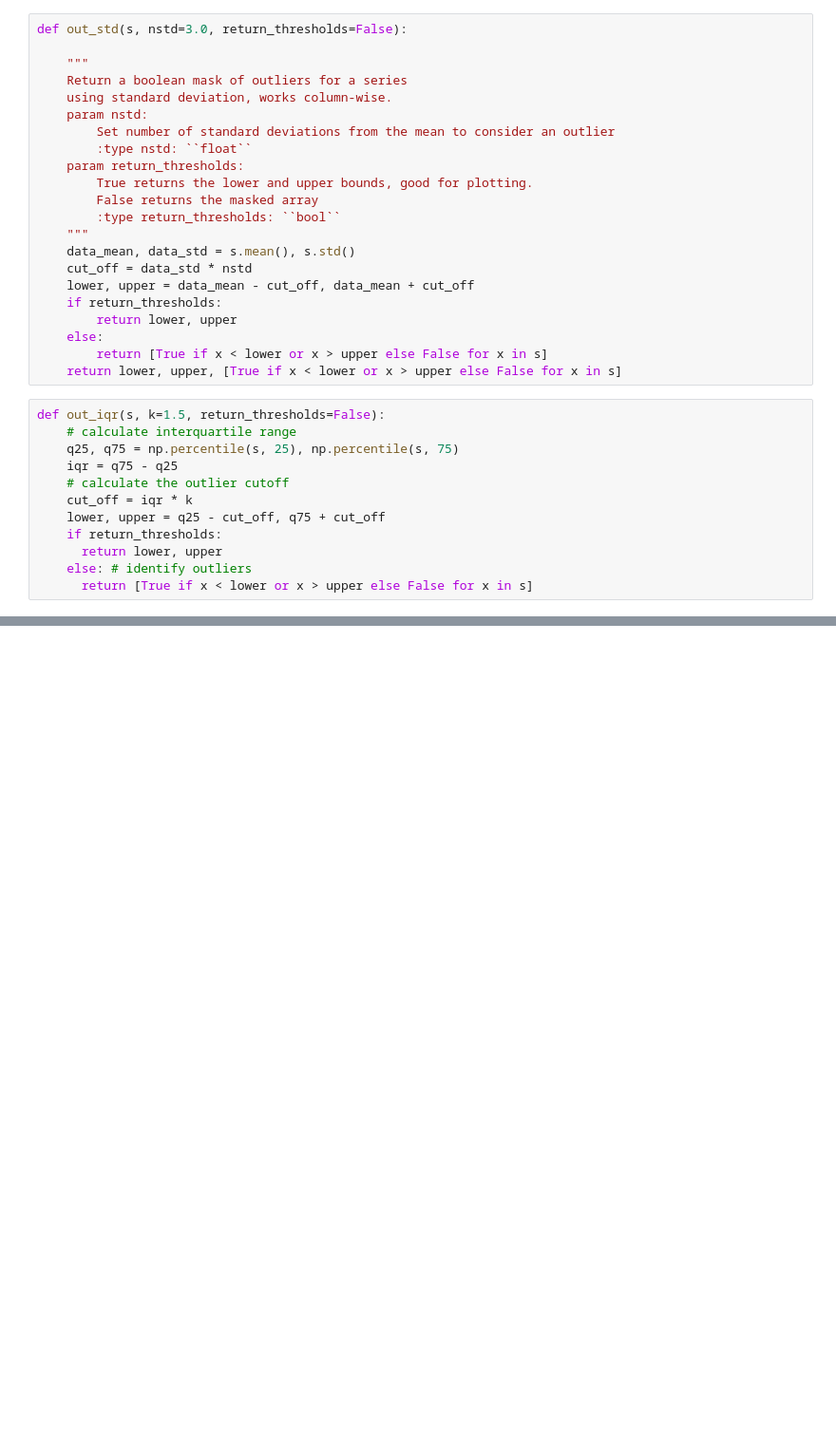
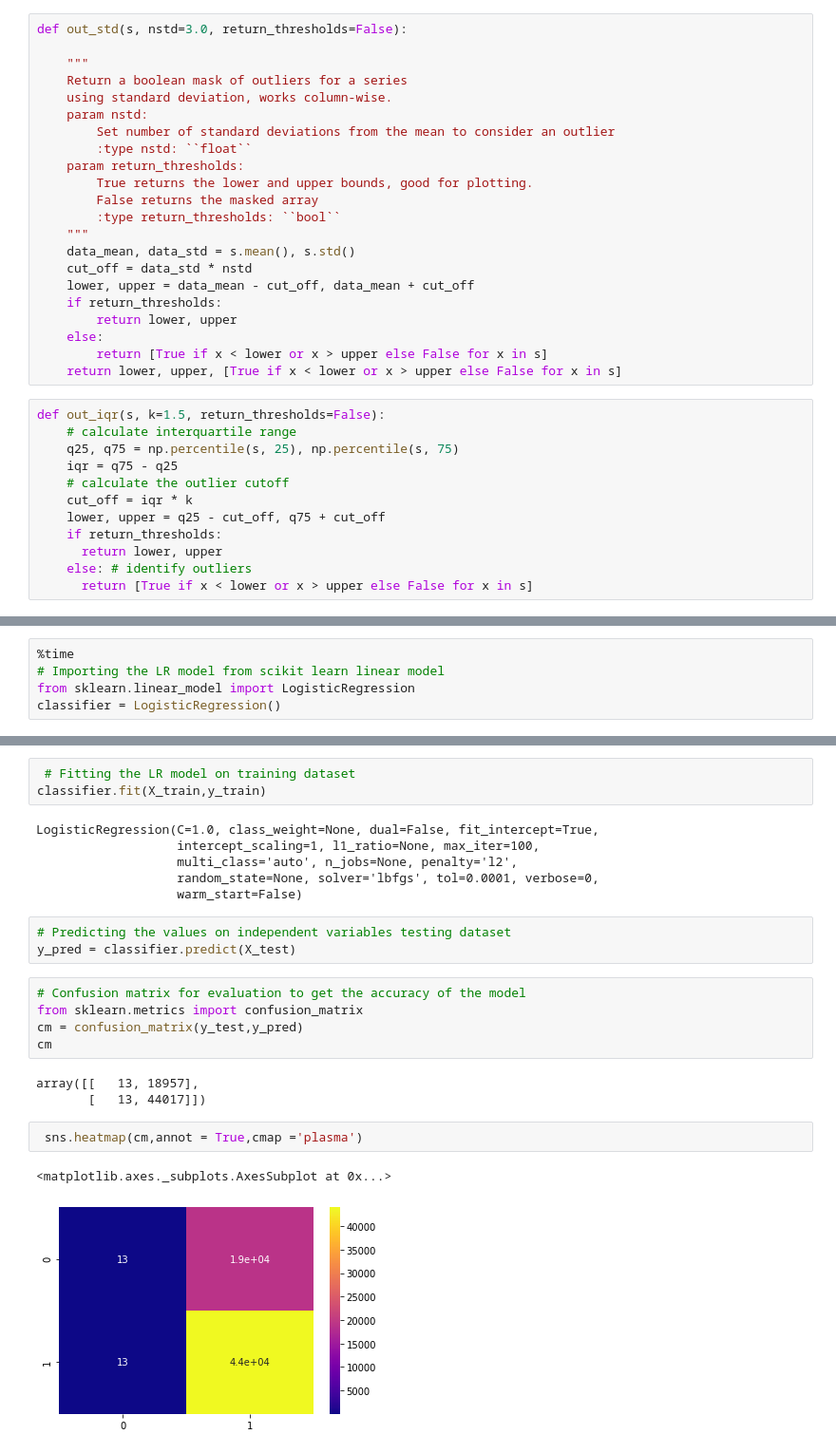
Before and after one commit to nikhil2020/Data_Science_Capstone_Project, a Jupyter notebook: DSCapstoneProject.ipynb, the cells around one changed output, grey strips where cells are left out. Shown: that part at 95% size. Cells and saved outputs as stored; diff of their text form; blank space fills up the shorter version.

```diff
--- a/DSCapstoneProject.ipynb
+++ b/DSCapstoneProject.ipynb
@@ -359,0 +426,5 @@ ValueError: ignored
+# %%
+%time
+# Importing the LR model from scikit learn linear model
+from sklearn.linear_model import LogisticRegression
+classifier = LogisticRegression()
@@ -359,0 +434,25 @@ ValueError: ignored
+# %%
+ # Fitting the LR model on training dataset
+classifier.fit(X_train,y_train)
+# %% [output]
+LogisticRegression(C=1.0, class_weight=None, dual=False, fit_intercept=True,
+                   intercept_scaling=1, l1_ratio=None, max_iter=100,
+                   multi_class='auto', n_jobs=None, penalty='l2',
+                   random_state=None, solver='lbfgs', tol=0.0001, verbose=0,
+                   warm_start=False)
+# %%
+# Predicting the values on independent variables testing dataset
+y_pred = classifier.predict(X_test)
+# %%
+# Confusion matrix for evaluation to get the accuracy of the model
+from sklearn.metrics import confusion_matrix
+cm = confusion_matrix(y_test,y_pred)
+cm
+# %% [output]
+array([[   13, 18957],
+       [   13, 44017]])
+# %%
+ sns.heatmap(cm,annot = True,cmap ='plasma')
+# %% [output]
+<matplotlib.axes._subplots.AxesSubplot at 0x...>
+[figure, added]
```
Also changed, not shown: parts of 44 cells of this notebook.
